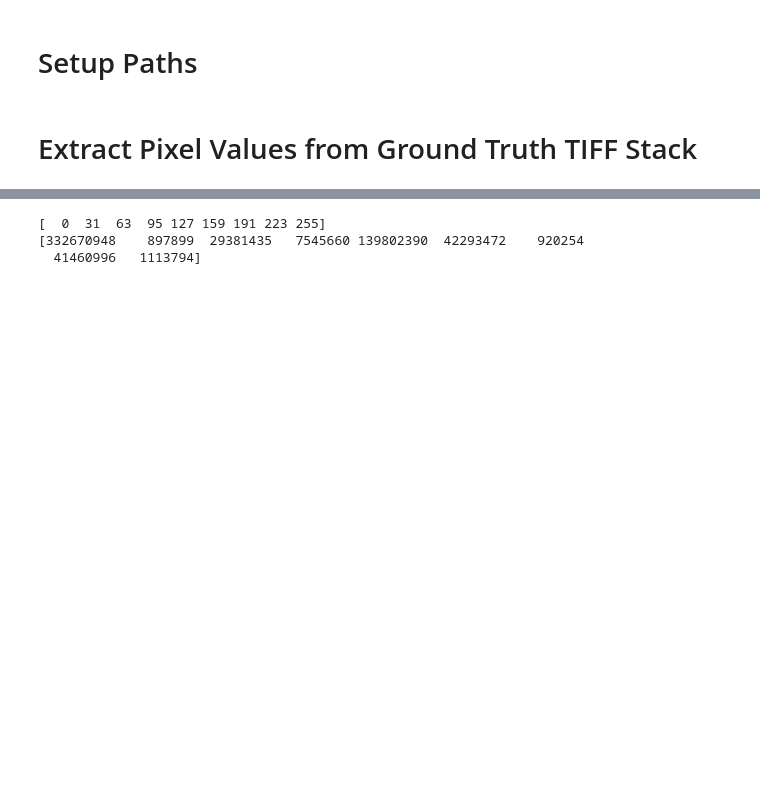
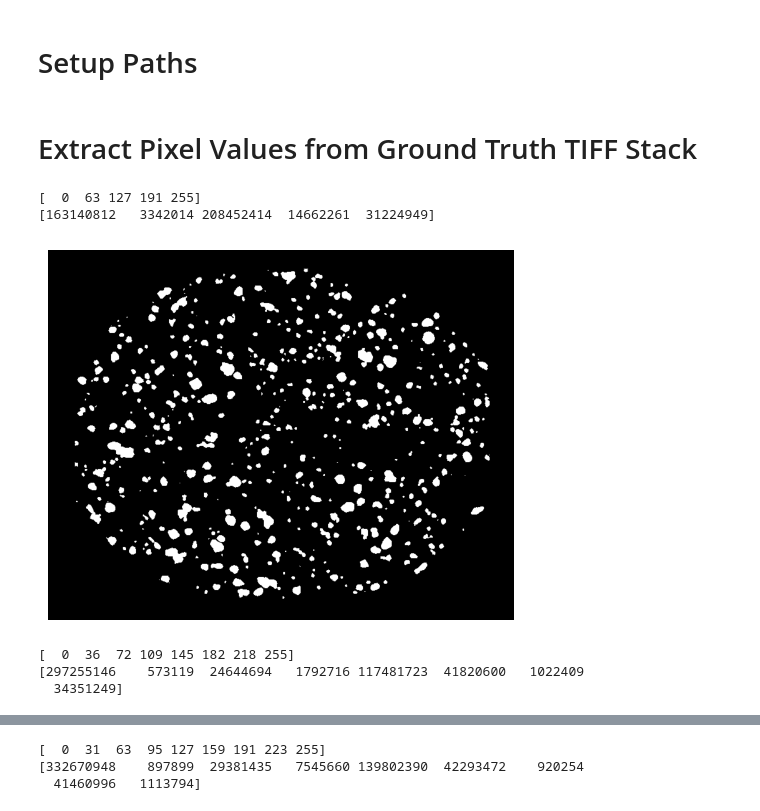
Before and after one commit to chen-darren/particleseg3d-for-tablets, a Jupyter notebook: misc/semantic_to_instance.ipynb, the cells around one changed output, grey strips where cells are left out. Saved outputs shown, nothing was run; the diff lists cells and outputs as text; code cells hidden in the pictures; blank space fills up the shorter version.

```diff
--- a/misc/semantic_to_instance.ipynb
+++ b/misc/semantic_to_instance.ipynb
@@ -69,0 +80,22 @@ def highlight_pixel_value(folder_path, target_value):
+# %%
+tiff_path = r'd:\Darren\Files\database\tablet_dataset\segmented\tiff\2_Tablet'
+pixel_values, counts = extract_unique_pixel_values(tiff_path)
+print(pixel_values)
+print(counts)
+# %% [output]
+[  0  63 127 191 255]
+[163140812   3342014 208452414  14662261  31224949]
+# %%
+tiff_path = r'd:\Darren\Files\database\tablet_dataset\segmented\tiff\2_Tablet'
+highlight_pixel_value(tiff_path, target_value=255)
+# %% [output]
+[figure, added]
+# %%
+tiff_path = r'd:\Darren\Files\database\tablet_dataset\segmented\tiff\4_GenericD12'
+pixel_values, counts = extract_unique_pixel_values(tiff_path)
+print(pixel_values)
+print(counts)
+# %% [output]
+[  0  36  72 109 145 182 218 255]
+[297255146    573119  24644694   1792716 117481723  41820600   1022409
+  34351249]
```
Also changed, not shown: parts of 9 cells of this notebook.
